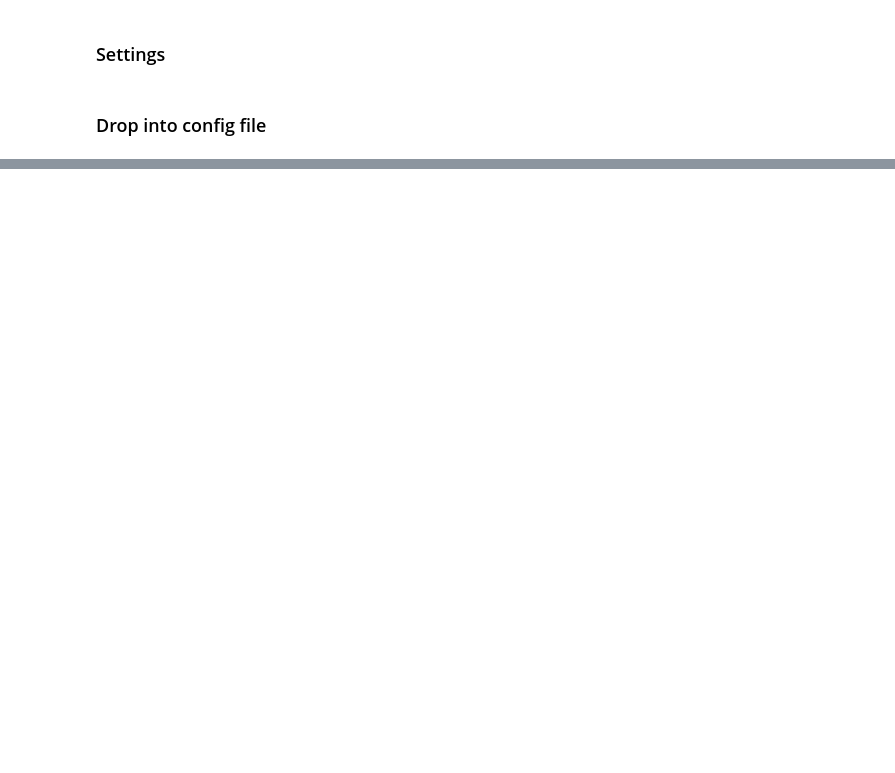
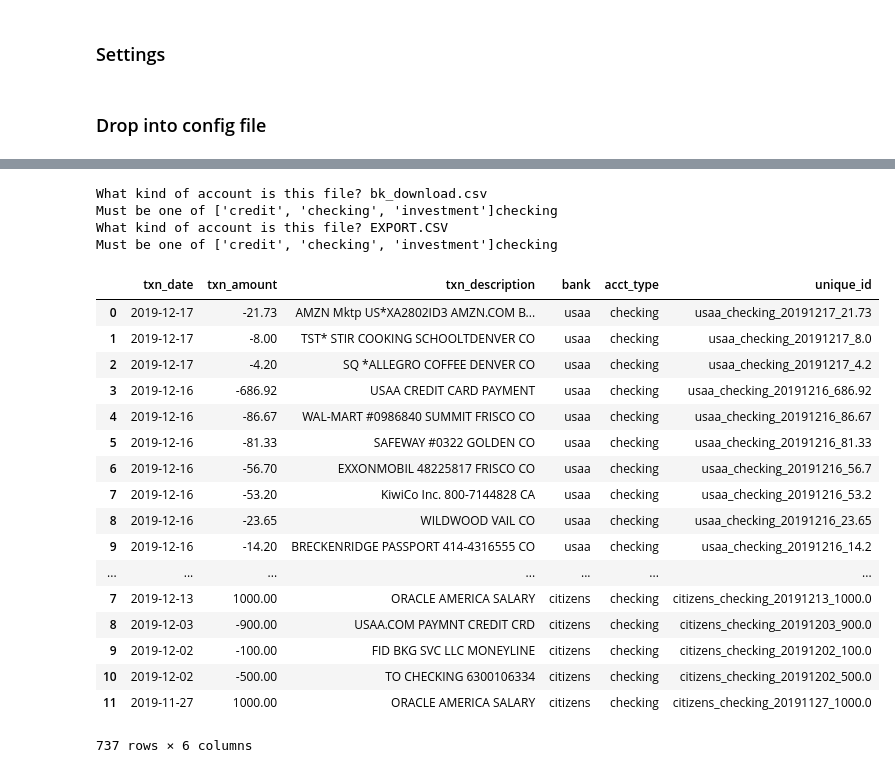
Before and after one commit to b-o-l-l-a/finances, a Jupyter notebook: notebooks/Untitled.ipynb, the cells around one changed output, grey strips where cells are left out. Cells and saved outputs as stored; diff of their text form; code cells hidden in the pictures; blank space fills up the shorter version.

```diff
--- a/notebooks/Untitled.ipynb
+++ b/notebooks/Untitled.ipynb
@@ -37,7 +37,7 @@ usaa_config = {
         "categorization",
         txn_amount_col_name
     ],
-    "txn_amount_positive_bool" : False
+    "filter_positives" : True
 }
 
 citizens_config = {
@@ -51,7 +51,7 @@ citizens_config = {
         "Credits",
         "Debits"
     ],
-    "txn_amount_positive_bool" : False
+    "filter_positives" : True
 }
 # %%
 class TxnFile():
@@ -103,14 +103,36 @@ class TxnFile():
 
     def get_txn_df(self):
 
+        bank = self.bank
+        acct_type = self.account_type
+
         header = 0 if self.bank in [self.citizens_bank_key] else None
         raw_txn_df = pd.read_csv(self.full_path, header=header)
 
         columns = self.config['columns']
+        filter_positives = self.config['filter_positives']
         raw_txn_df.columns = columns
 
-        txn_df = raw_txn_df[[txn_date_col_name, txn_amount_col_name, txn_description_col_name]]
+        txn_df = raw_txn_df[[txn_date_col_name, txn_amount_col_name, txn_description_col_name]].copy()
+        #print(txn_df.dtypes)
+#        txn_df = txn_df
+        txn_df[txn_amount_col_name] = txn_df[txn_amount_col_name].astype(str)
+        txn_df[txn_amount_col_name] = txn_df[txn_amount_col_name].str.replace("--", "")
+        txn_df[txn_amount_col_name] = txn_df[txn_amount_col_name].astype(float)
+        txn_df[txn_date_col_name]= pd.to_datetime(txn_df[txn_date_col_name])
+
+        txn_df["bank"] = self.bank
+        txn_df["acct_type"] = self.account_type
+
+        txn_df["unique_id"] = txn_df.apply(
+            lambda x:"{}_{}_{}_{}".format(
+                bank,
+                acct_type,
+                x[txn_date_col_name].strftime("%Y%m%d"),
+                abs(x[txn_amount_col_name])
+            ), axis = 1
+        )
+
+#         if filter_positives is True:
+#             txn_df = txn_df[txn_df[txn_amount_col_name] > 0]
         return txn_df
-# %%
-#txn_files
-txn_file = TxnFile(raw_data_path, txn_files[0])
@@ -140,0 +139,33 @@ txn_file.txn_df
+# %%
+full_txn_df = pd.DataFrame()
+
+for txn_file_path in txn_files:
+
+    txn_file = TxnFile(raw_data_path, txn_file_path)
+    full_txn_df = full_txn_df.append(txn_file.txn_df)
+# %% [output]
+What kind of account is this file? bk_download.csv
+Must be one of ['credit', 'checking', 'investment']checking
+What kind of account is this file? EXPORT.CSV
+Must be one of ['credit', 'checking', 'investment']checking
+# %%
+full_txn_df
+# %% [output]
+|  | txn_date | txn_amount | txn_description | bank | acct_type | unique_id |
+| 0 | 2019-12-17 | -21.73 | AMZN Mktp US*XA2802ID3 AMZN.COM B... | usaa | checking | usaa_checking_20191217_21.73 |
+| 1 | 2019-12-17 | -8.00 | TST* STIR COOKING SCHOOLTDENVER CO | usaa | checking | usaa_checking_20191217_8.0 |
+| 2 | 2019-12-17 | -4.20 | SQ *ALLEGRO COFFEE DENVER CO | usaa | checking | usaa_checking_20191217_4.2 |
+| 3 | 2019-12-16 | -686.92 | USAA CREDIT CARD PAYMENT | usaa | checking | usaa_checking_20191216_686.92 |
+| 4 | 2019-12-16 | -86.67 | WAL-MART #0986840 SUMMIT FRISCO CO | usaa | checking | usaa_checking_20191216_86.67 |
+| 5 | 2019-12-16 | -81.33 | SAFEWAY #0322 GOLDEN CO | usaa | checking | usaa_checking_20191216_81.33 |
+| 6 | 2019-12-16 | -56.70 | EXXONMOBIL 48225817 FRISCO CO | usaa | checking | usaa_checking_20191216_56.7 |
+| 7 | 2019-12-16 | -53.20 | KiwiCo Inc. 800-7144828 CA | usaa | checking | usaa_checking_20191216_53.2 |
+| 8 | 2019-12-16 | -23.65 | WILDWOOD VAIL CO | usaa | checking | usaa_checking_20191216_23.65 |
+| 9 | 2019-12-16 | -14.20 | BRECKENRIDGE PASSPORT 414-4316555 CO | usaa | checking | usaa_checking_20191216_14.2 |
+| ... | ... | ... | ... | ... | ... | ... |
+| 7 | 2019-12-13 | 1000.00 | ORACLE AMERICA SALARY | citizens | checking | citizens_checking_20191213_1000.0 |
+| 8 | 2019-12-03 | -900.00 | USAA.COM PAYMNT CREDIT CRD | citizens | checking | citizens_checking_20191203_900.0 |
+| 9 | 2019-12-02 | -100.00 | FID BKG SVC LLC MONEYLINE | citizens | checking | citizens_checking_20191202_100.0 |
+| 10 | 2019-12-02 | -500.00 | TO CHECKING 6300106334 | citizens | checking | citizens_checking_20191202_500.0 |
+| 11 | 2019-11-27 | 1000.00 | ORACLE AMERICA SALARY | citizens | checking | citizens_checking_20191127_1000.0 |
+737 rows × 6 columns
```
Also changed, not shown: parts of 9 cells of this notebook.
